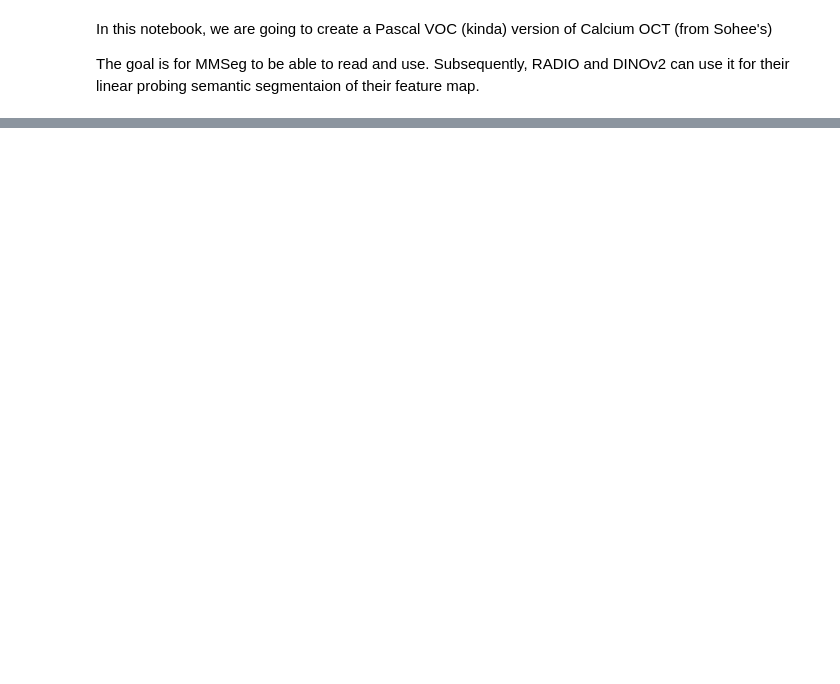
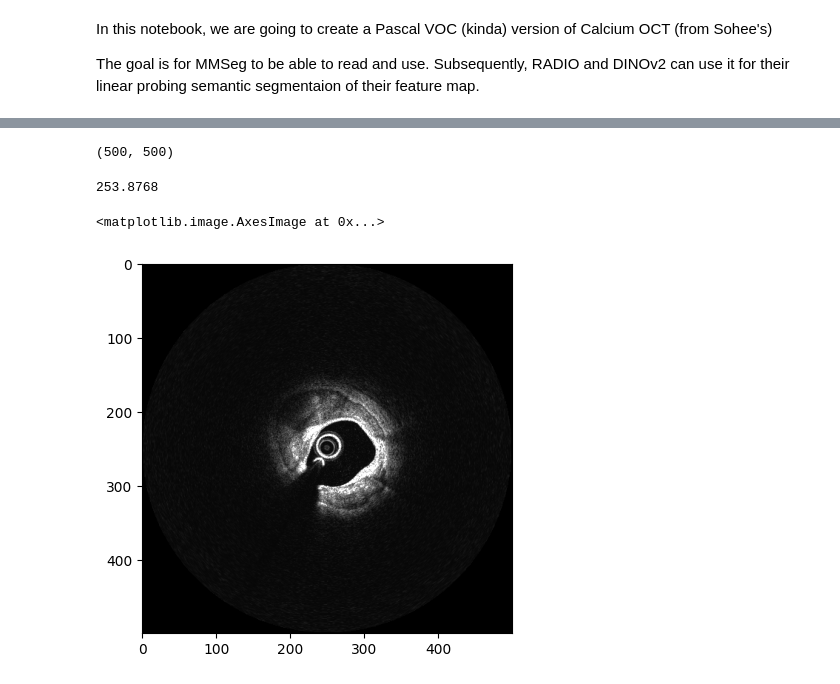
Before and after one commit to icekang/ModelsGenesis, a Jupyter notebook: notebooks/make_calcium_oct_voc.ipynb, the cells around one changed output, grey strips where cells are left out. Saved outputs shown, nothing was run; the diff lists cells and outputs as text; code cells hidden in the pictures; blank space fills up the shorter version.

```diff
--- a/notebooks/make_calcium_oct_voc.ipynb
+++ b/notebooks/make_calcium_oct_voc.ipynb
@@ -111,0 +145,23 @@ for fold, split_train_val in enumerate(split):
+# %%
+nii_data_root = Path('/storage_bizon/naravich/nnUNet_Datasets/nnUNet_raw/Dataset302_Calcium_OCTv2/')
+nii_path = nii_data_root / "imagesTr" / "101-044_0000.nii.gz"
+label_nii_path = nii_data_root / "labelsTr" / "101-044.nii.gz"
+image = load_nii(nii_path)
+image = image.astype(np.float32) * 255
+image = 2 * image
+assert image.max() <= 255
+label_nii = load_nii(label_nii_path)
+# %%
+image[:, :, 204].shape
+# %% [output]
+(500, 500)
+# %%
+image[:, :, 204].max()
+# %% [output]
+253.8768
+# %%
+import matplotlib.pyplot as plt
+plt.imshow(image[:, :, 204], cmap='gray')
+# %% [output]
+<matplotlib.image.AxesImage at 0x...>
+[figure, added]
```
Also changed, not shown: parts of 15 cells of this notebook, 3 other files.
